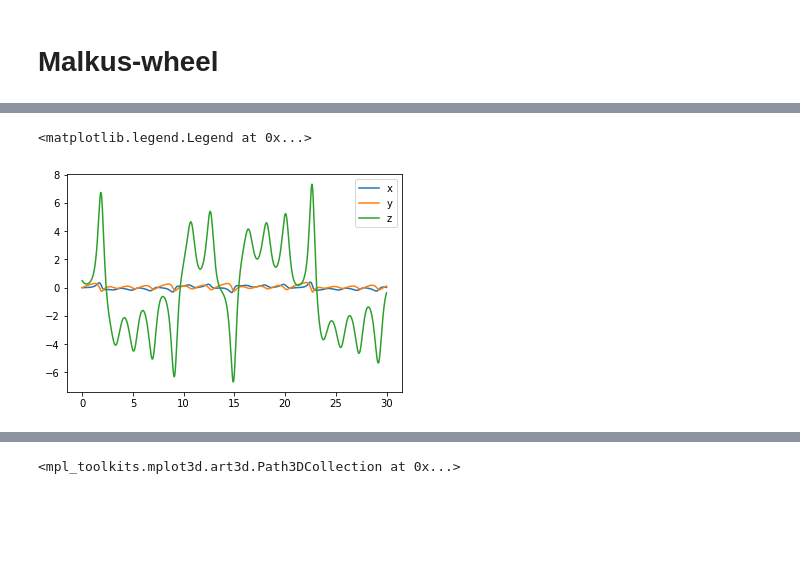
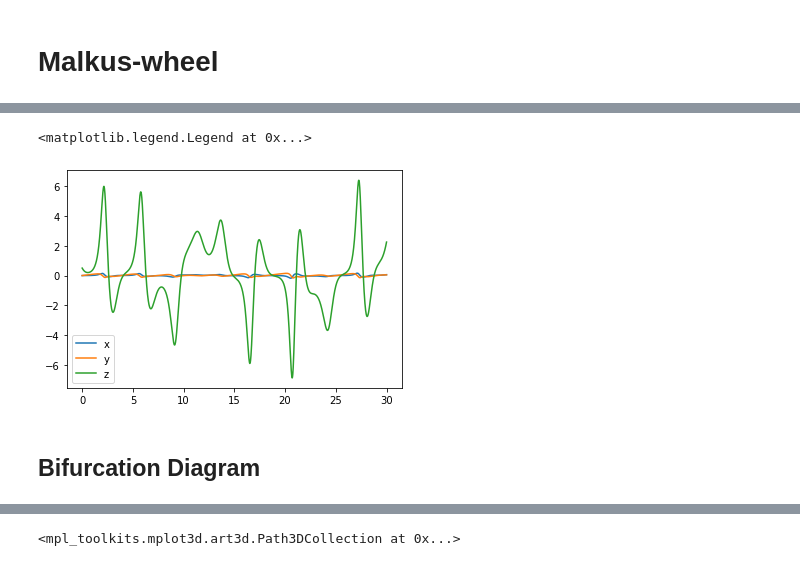
Before and after one commit to MunjungKim/Malkus-wheel, a Jupyter notebook: Malkus_wheel.ipynb, the cells around one changed output, grey strips where cells are left out. Drawn from its saved outputs; the diff is of its cells as text; code cells hidden in the pictures; blank space fills up the shorter version.

```diff
--- a/Malkus_wheel.ipynb
+++ b/Malkus_wheel.ipynb
@@ -107,9 +271,11 @@ bifurcation point should be 14.933333333333334
 # %%
-p_list_malkus= RK4_3variable(0,0,0.5,Malkus(q1=0.35,v=0.25,K=0.5,r=0.25).malkus,0.01,3000)
+p_list_malkus= RK4_3variable(0,0,0.5,Malkus(q1=0.09,v=0.1,K=0.1,r=0.2).malkus,0.01,3000)
 plt.plot(p_list_malkus[1],p_list_malkus[0][0],label='x')
 plt.plot(p_list_malkus[1],p_list_malkus[0][1],label='y')
 plt.plot(p_list_malkus[1],p_list_malkus[0][2],label='z')
 plt.legend()
 # %% [output]
 <matplotlib.legend.Legend at 0x...>
-[figure, old version]
+[figure, new version]
+# %% [markdown]
+## Bifurcation Diagram
```
Also changed, not shown: parts of 46 cells of this notebook, 2 other files.
